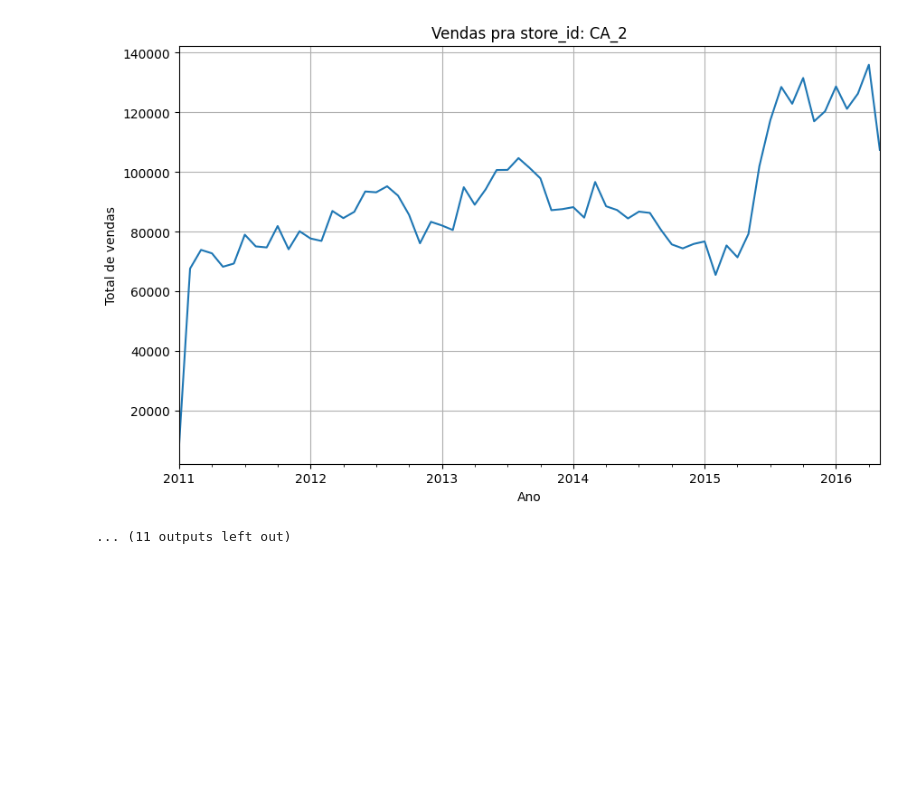
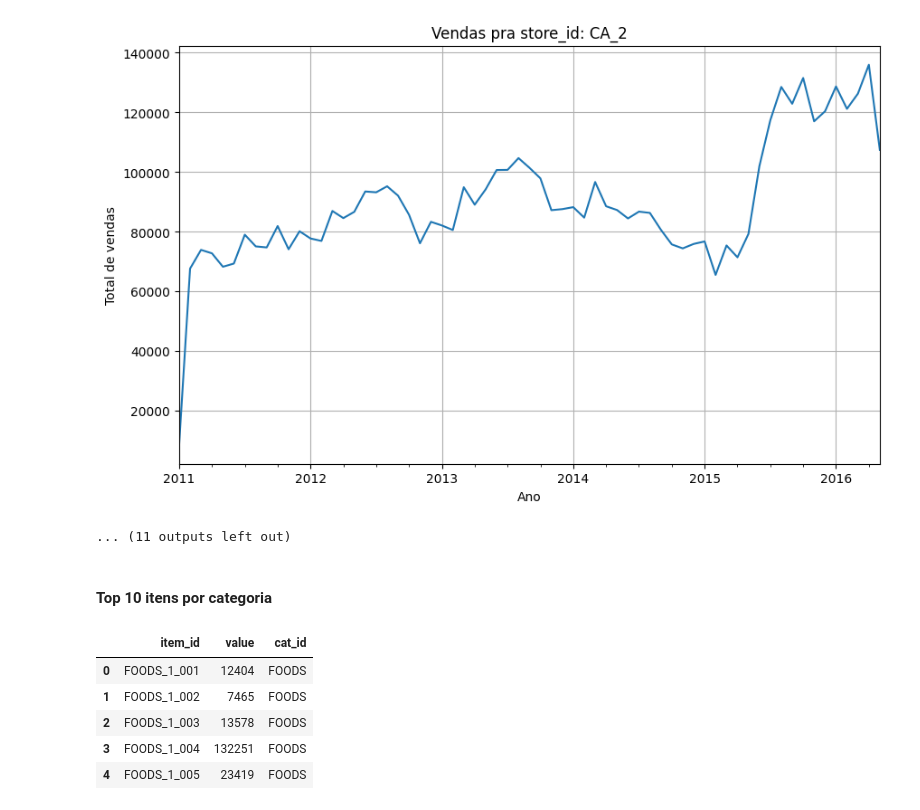
Before and after one commit to MateusVasc/Projeto-PET-Sauter, a Jupyter notebook: analise_exploratoria/analise_exploratoria.ipynb, the cells around one changed output. Cells and saved outputs as stored; diff of their text form; code cells hidden in the pictures; blank space fills up the shorter version.

Commit message:
feat: função para ver top 10 itens por categoria

```diff
--- a/analise_exploratoria/analise_exploratoria.ipynb
+++ b/analise_exploratoria/analise_exploratoria.ipynb
@@ -164,3 +164,20 @@ plot_series(cats)
 [figure]
 [figure]
 ... (11 outputs left out)
+# %% [markdown]
+#### Top 10 itens por categoria
+# %%
+df2 = df
+df2['date'] = pd.to_datetime(df2['date'])
+df2['year_month'] = df2['date'].dt.to_period('M')
+
+grouped_df = df2.groupby(['item_id']).agg({'value': 'sum', 'cat_id' : 'first'}).reset_index()
+# %%
+grouped_df.head()
+# %% [output]
+|  | item_id | value | cat_id |
+| 0 | FOODS_1_001 | 12404 | FOODS |
+| 1 | FOODS_1_002 | 7465 | FOODS |
+| 2 | FOODS_1_003 | 13578 | FOODS |
+| 3 | FOODS_1_004 | 132251 | FOODS |
+| 4 | FOODS_1_005 | 23419 | FOODS |
```
Also changed, not shown: parts of 2 cells of this notebook.
